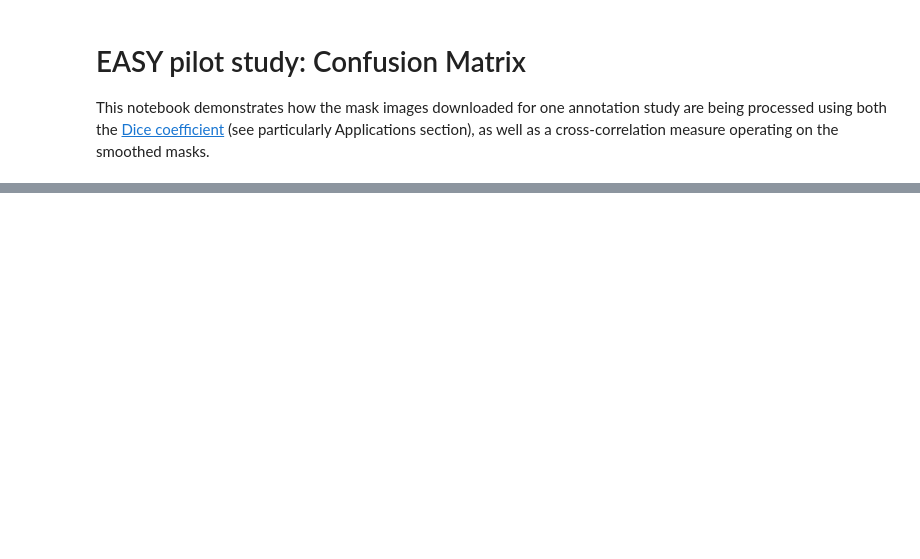
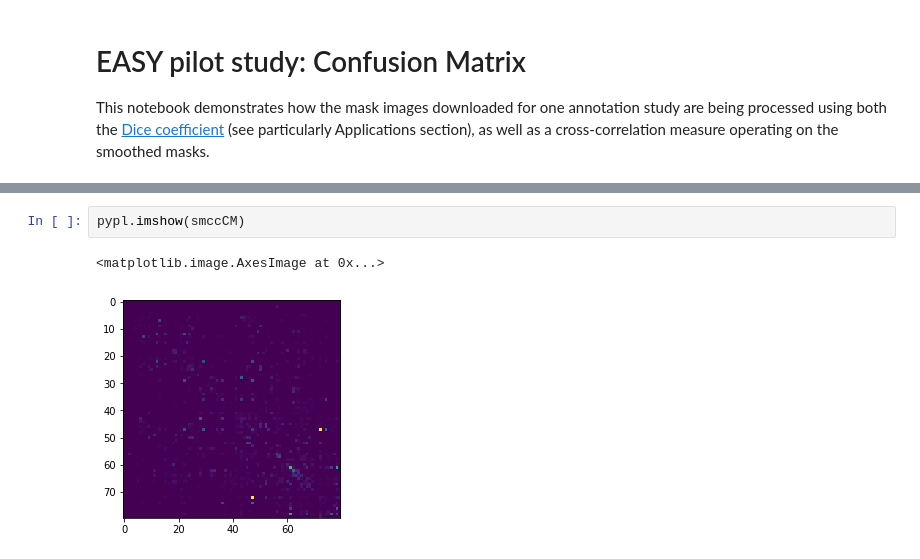
Before and after one commit to neuroelf/EASY-analyses, a Jupyter notebook: python/EASY pilot study confusion matrix.ipynb, the cells around one changed output, grey strips where cells are left out. Drawn from its saved outputs; the diff is of its cells as text; blank space fills up the shorter version.

```diff
--- a/python/EASY pilot study confusion matrix.ipynb
+++ b/python/EASY pilot study confusion matrix.ipynb
@@ -56,0 +170,5 @@ A total of 1925 images were found for study EasyPilot:
+# %%
+pypl.imshow(smccCM)
+# %% [output]
+<matplotlib.image.AxesImage at 0x...>
+[figure, added]
```
Also changed, not shown: parts of 8 cells of this notebook.
